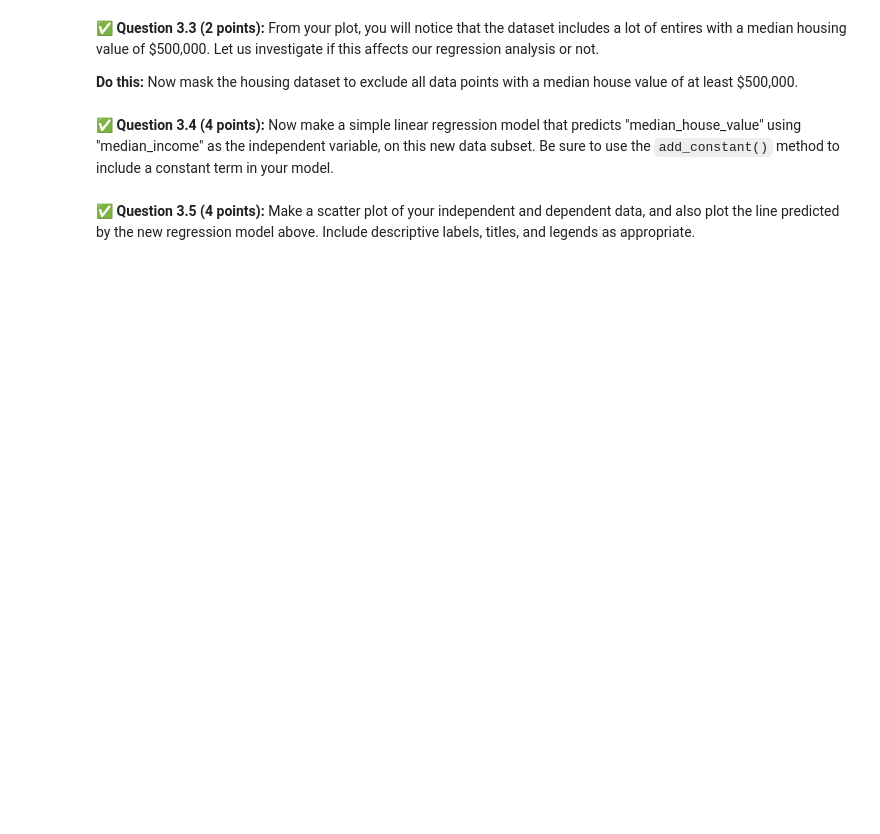
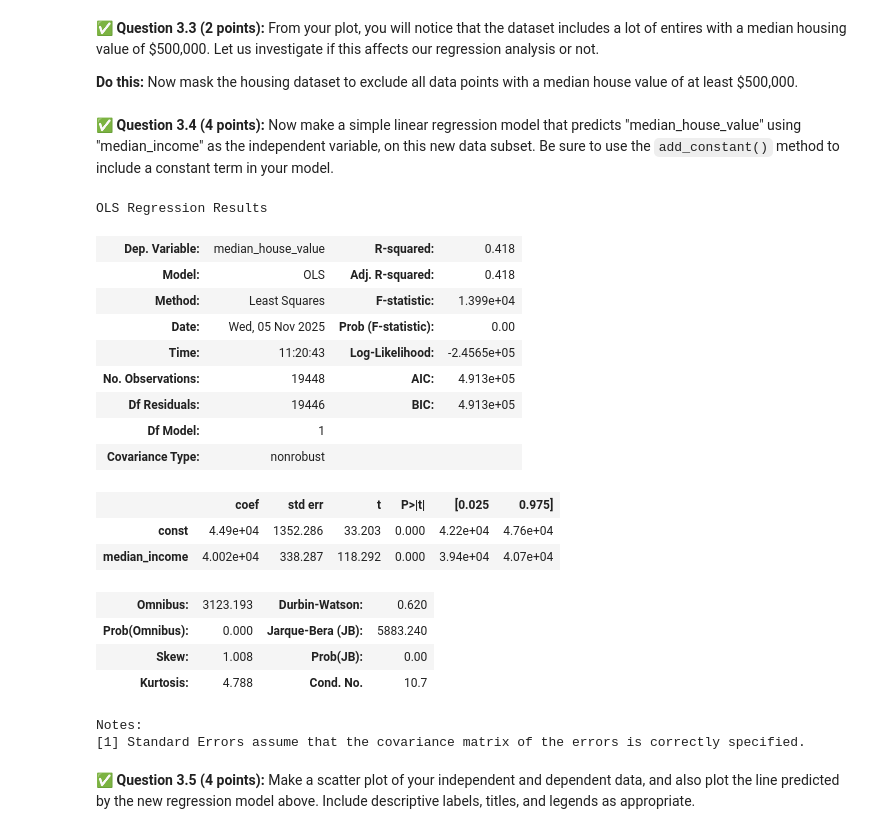
Before and after one commit to JonahXA/cmse202-f25-turnin, a Jupyter notebook: hw-03/HW-03_Regression-F25-STUDENT.ipynb, the cells around one changed output. Cells and saved outputs as stored; diff of their text form; code cells hidden in the pictures; blank space fills up the shorter version.

```diff
--- a/hw-03/HW-03_Regression-F25-STUDENT.ipynb
+++ b/hw-03/HW-03_Regression-F25-STUDENT.ipynb
@@ -199,2 +238,27 @@ In this part, we'll perform some one-variable linear regression analysis on the
+# %%
+X2 = sm.add_constant(df_sub["median_income"])
+y2 = df_sub["median_house_value"]
+model2 = sm.OLS(y2, X2).fit()
+model2.summary()
+# %% [output]
+OLS Regression Results
+| Dep. Variable: | median_house_value | R-squared: | 0.418 |
+| Model: | OLS | Adj. R-squared: | 0.418 |
+| Method: | Least Squares | F-statistic: | 1.399e+04 |
+| Date: | Wed, 05 Nov 2025 | Prob (F-statistic): | 0.00 |
+| Time: | 11:20:43 | Log-Likelihood: | -2.4565e+05 |
+| No. Observations: | 19448 | AIC: | 4.913e+05 |
+| Df Residuals: | 19446 | BIC: | 4.913e+05 |
+| Df Model: | 1 |  |  |
+| Covariance Type: | nonrobust |  |  |
+|  | coef | std err | t | P>|t| | [0.025 | 0.975] |
+| const | 4.49e+04 | 1352.286 | 33.203 | 0.000 | 4.22e+04 | 4.76e+04 |
+| median_income | 4.002e+04 | 338.287 | 118.292 | 0.000 | 3.94e+04 | 4.07e+04 |
+| Omnibus: | 3123.193 | Durbin-Watson: | 0.620 |
+| Prob(Omnibus): | 0.000 | Jarque-Bera (JB): | 5883.240 |
+| Skew: | 1.008 | Prob(JB): | 0.00 |
+| Kurtosis: | 4.788 | Cond. No. | 10.7 |
+Notes:
+[1] Standard Errors assume that the covariance matrix of the errors is correctly specified.
 # %% [markdown]
 &#9989; **Question 3.5 (4 points):** Make a scatter plot of your independent and dependent data, and also plot the line predicted by the new regression model above. Include descriptive labels, titles, and legends as appropriate.
```
Also changed, not shown: parts of 13 cells of this notebook.
